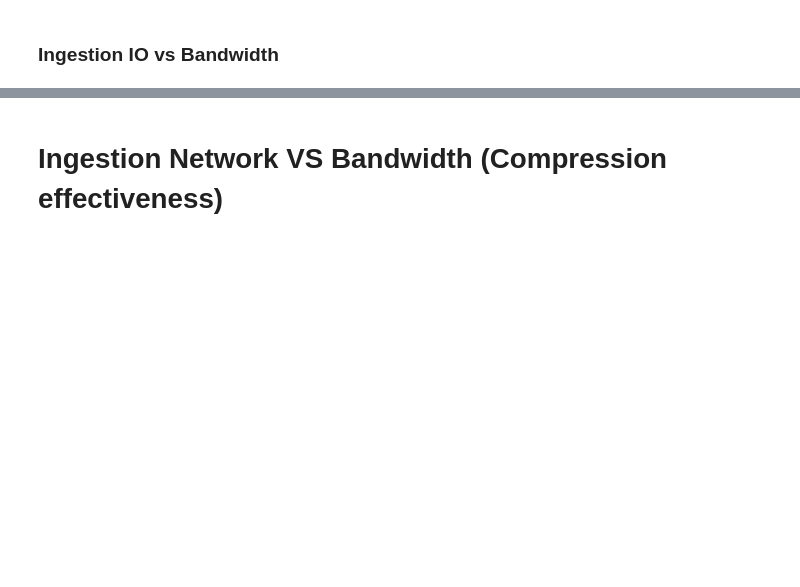
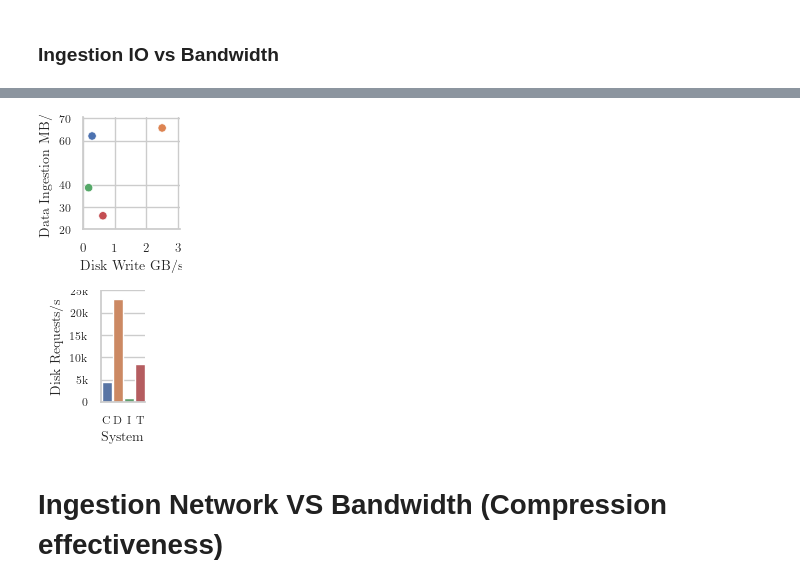
Before and after one commit to sandrosano/SciTS, a Jupyter notebook: Jupyter/!current__BenchmarkAnalysis_2025_3.ipynb, the cells around one changed output, grey strips where cells are left out. Drawn from its saved outputs; the diff is of its cells as text; code cells hidden in the pictures; blank space fills up the shorter version.

```diff
--- a/Jupyter/!current__BenchmarkAnalysis_2025_3.ipynb
+++ b/Jupyter/!current__BenchmarkAnalysis_2025_3.ipynb
@@ -1486,3 +1447,83 @@ plt.close()
+# %%
+# ratiolocal=1
+# number_of_columns_local=3
+# plt.rcParams.update(tex_fonts)
+# plt.rcParams['xtick.labelsize'] = 10
+# plt.figure("BS5-15:DiskIO-vs-Bandwidth_top")
+# iobm=sns.relplot(Combinded_ingestion.loc[Combinded_ingestion["Mode"].str.contains(
+#     "dedicated_")&Combinded_ingestion.BatchSize.isin([15000]) ].groupby(["System", "Regularity"], as_index=False).max({"MB_per_Sec"}).assign(DGB = lambda x: x.DiskWriteBytes / 1000000000).rename(columns={"DGB":"Disk Write GB/s","DiskWriteCount":"Disk Requests/s","MB_per_Sec":"Throughput MB/s"})
+
+#                  , kind="scatter", y="Throughput MB/s", x="Disk Write GB/s", palette=paletteDB,hue="System", style="Regularity",  legend=None ,  height=((pagewidth_in_forDpi100)/number_of_columns_local)/ratiolocal , aspect=ratiolocal , clip_on=False)
+# plt.xscale("log")
+# plt.xlim(left=0.1, right=10.9)
+# plt.yscale("linear")
+# plt.ylim(top=90.5)
+# plt.yticks([40,60,80,90],[40,60,80,90])
+# plt.xticks([0.1,1,10],[0.1,1,10])
+
+# # sns.move_legend(iobm,loc='upper center', bbox_to_anchor=( 0.5, 1), ncol=3, fontsize="17")
+# plt.tight_layout(pad=0.1)
+
+# plt.savefig(path+'(BS5-15)DiskIO-C+W-vs-Bandwidth_C-scatter-060,1_noSizr'+formString,
+#             format=form, bbox_inches="tight")
+# plt.show()
+# plt.close()
+
+
+
+############################
+
+
+
+ratiolocal=0.9
+number_of_columns_local=3.5
+plt.rcParams.update(tex_fonts)
+plt.rcParams['xtick.labelsize'] = 9
+plt.figure("BS5-15:DiskIO-vs-Bandwidth_top")
+iobm=sns.relplot(Combinded_ingestion.loc[Combinded_ingestion["Mode"].str.contains(
+    "dedicated_")&Combinded_ingestion.BatchSize.isin([15000])& Combinded_ingestion.ClientsNumber.isin([128]) ].groupby(["System"], as_index=False).max({"MB_per_Sec"}).assign(DGB = lambda x: x.DiskWriteBytes / 1000000000).rename(columns={"DGB":"Disk Write GB/s","DiskWriteCount":"Disk Requests/s","MB_per_Sec":"Data Ingestion MB/s"})
+
+                 , kind="scatter", y="Data Ingestion MB/s", x="Disk Write GB/s", palette=paletteDB,hue="System",    legend=None ,  height=((pagewidth_in_forDpi100)/number_of_columns_local)/ratiolocal , aspect=ratiolocal , clip_on=False)
+plt.xscale("linear")
+plt.xlim(left=0, right=3.05)
+plt.yscale("linear")
+plt.ylim(top=         70.5, bottom=30)
+plt.yticks([20,30,40,60,70],[20,30,40,60,70])
+plt.xticks([0,1,2,3 ], ["0","1", "2", "3"])
+
+# sns.move_legend(iobm,loc='upper center', bbox_to_anchor=( 0.5, 1), ncol=3, fontsize="17")
+plt.tight_layout(pad=0.1)
+
+plt.savefig(path+'(BS5-15C128)DiskIO-C+W-vs-Bandwidth_C-scatter-060,1_noSizr2'+formString,
+            format=form, bbox_inches="tight")
+plt.show()
+plt.close()
+
+####################################################
+
+
+ratiolocal=0.85
+number_of_columns_local=3.85
+plt.rcParams.update(tex_fonts)
+plt.rcParams['xtick.labelsize'] = 8
+plt.figure("BS5-15:DiskIO-vs-Bandwidth_top")
+iobm=sns.catplot(Combinded_ingestion.loc[Combinded_ingestion["Mode"].str.contains(
+    "dedicated_")&Combinded_ingestion.BatchSize.isin([15000])& Combinded_ingestion.ClientsNumber.isin([128]) ].groupby(["System"], as_index=False).max({"MB_per_Sec"}).assign(DMB = lambda x: x.DiskWriteBytes / 1000000).rename(columns={"DMB":"Disk Write MB/s","DiskWriteCount":"Disk Requests/s","MB_per_Sec":"Throughput MB/s"})
+                 ,width=0.9 ,dodge=False, errorbar=(None)
+                 , kind="bar", x="System", palette=paletteDB,hue="System", y="Disk Requests/s",legend=None ,  height=((pagewidth_in_forDpi100)/number_of_columns_local)/ratiolocal , aspect=ratiolocal)
+
+# sns.move_legend(iobm,loc='upper center', bbox_to_anchor=( 0.5, 1), ncol=3, fontsize="17")
+plt.tight_layout(pad=0.1)
+plt.yticks( [0,5000,10000,15000,20000,25000],["0","5k","10k","15k","20k","25k"])
+plt.ylim(top=25000)
+plt.xticks([0,1,2,3],["C","D","I","T"] )
+plt.savefig(path+'(BS5-15C128)DiskREQ-060,12'+formString,
+            format=form, bbox_inches="tight")
+plt.show()
+plt.close()
+# %% [output]
+[figure, added]
+[figure, added]
 # %% [markdown]
 # Ingestion Network VS Bandwidth (Compression effectiveness)
 # %%
```
Also changed, not shown: parts of 13 cells of this notebook.
